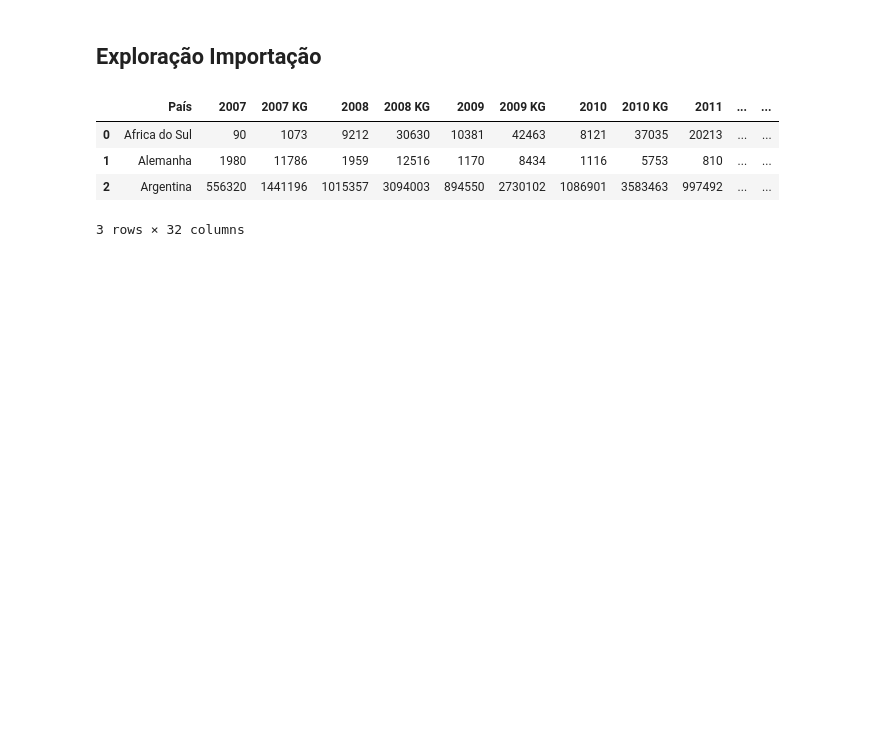
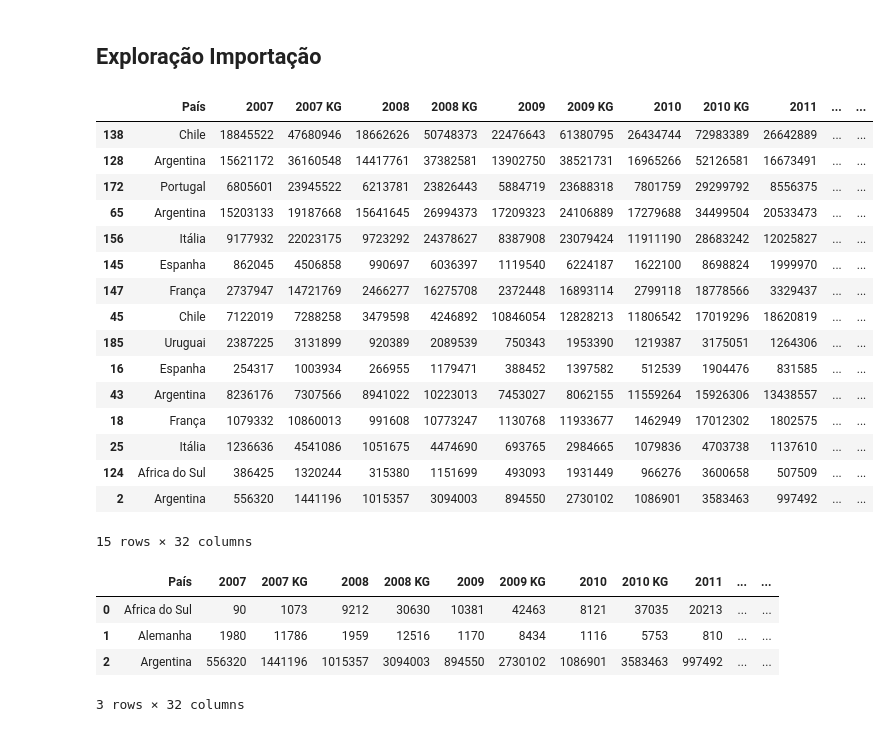
Before and after one commit to almeida25/data_analysis_vinicula, a Jupyter notebook: vinicula.ipynb, the cells around one changed output. Drawn from its saved outputs; the diff is of its cells as text; code cells hidden in the pictures; blank space fills up the shorter version.

```diff
--- a/vinicula.ipynb
+++ b/vinicula.ipynb
@@ -176,5 +214,25 @@ df_exp_geral.head(3)
 # %% [markdown]
 ## Exploração Importação
+# %%
+df_imp_geral.sort_values(by='2021', ascending=False).head(15)
+# %% [output]
+|  | País | 2007 | 2007 KG | 2008 | 2008 KG | 2009 | 2009 KG | 2010 | 2010 KG | 2011 | ... | ... |
+| 138 | Chile | 18845522 | 47680946 | 18662626 | 50748373 | 22476643 | 61380795 | 26434744 | 72983389 | 26642889 | ... | ... |
+| 128 | Argentina | 15621172 | 36160548 | 14417761 | 37382581 | 13902750 | 38521731 | 16965266 | 52126581 | 16673491 | ... | ... |
+| 172 | Portugal | 6805601 | 23945522 | 6213781 | 23826443 | 5884719 | 23688318 | 7801759 | 29299792 | 8556375 | ... | ... |
+| 65 | Argentina | 15203133 | 19187668 | 15641645 | 26994373 | 17209323 | 24106889 | 17279688 | 34499504 | 20533473 | ... | ... |
+| 156 | Itália | 9177932 | 22023175 | 9723292 | 24378627 | 8387908 | 23079424 | 11911190 | 28683242 | 12025827 | ... | ... |
+| 145 | Espanha | 862045 | 4506858 | 990697 | 6036397 | 1119540 | 6224187 | 1622100 | 8698824 | 1999970 | ... | ... |
+| 147 | França | 2737947 | 14721769 | 2466277 | 16275708 | 2372448 | 16893114 | 2799118 | 18778566 | 3329437 | ... | ... |
+| 45 | Chile | 7122019 | 7288258 | 3479598 | 4246892 | 10846054 | 12828213 | 11806542 | 17019296 | 18620819 | ... | ... |
+| 185 | Uruguai | 2387225 | 3131899 | 920389 | 2089539 | 750343 | 1953390 | 1219387 | 3175051 | 1264306 | ... | ... |
+| 16 | Espanha | 254317 | 1003934 | 266955 | 1179471 | 388452 | 1397582 | 512539 | 1904476 | 831585 | ... | ... |
+| 43 | Argentina | 8236176 | 7307566 | 8941022 | 10223013 | 7453027 | 8062155 | 11559264 | 15926306 | 13438557 | ... | ... |
+| 18 | França | 1079332 | 10860013 | 991608 | 10773247 | 1130768 | 11933677 | 1462949 | 17012302 | 1802575 | ... | ... |
+| 25 | Itália | 1236636 | 4541086 | 1051675 | 4474690 | 693765 | 2984665 | 1079836 | 4703738 | 1137610 | ... | ... |
+| 124 | Africa do Sul | 386425 | 1320244 | 315380 | 1151699 | 493093 | 1931449 | 966276 | 3600658 | 507509 | ... | ... |
+| 2 | Argentina | 556320 | 1441196 | 1015357 | 3094003 | 894550 | 2730102 | 1086901 | 3583463 | 997492 | ... | ... |
+15 rows × 32 columns
 # %%
 df_imp_geral.head(3)
 # %% [output]
```
Also changed, not shown: parts of 22 cells of this notebook.
